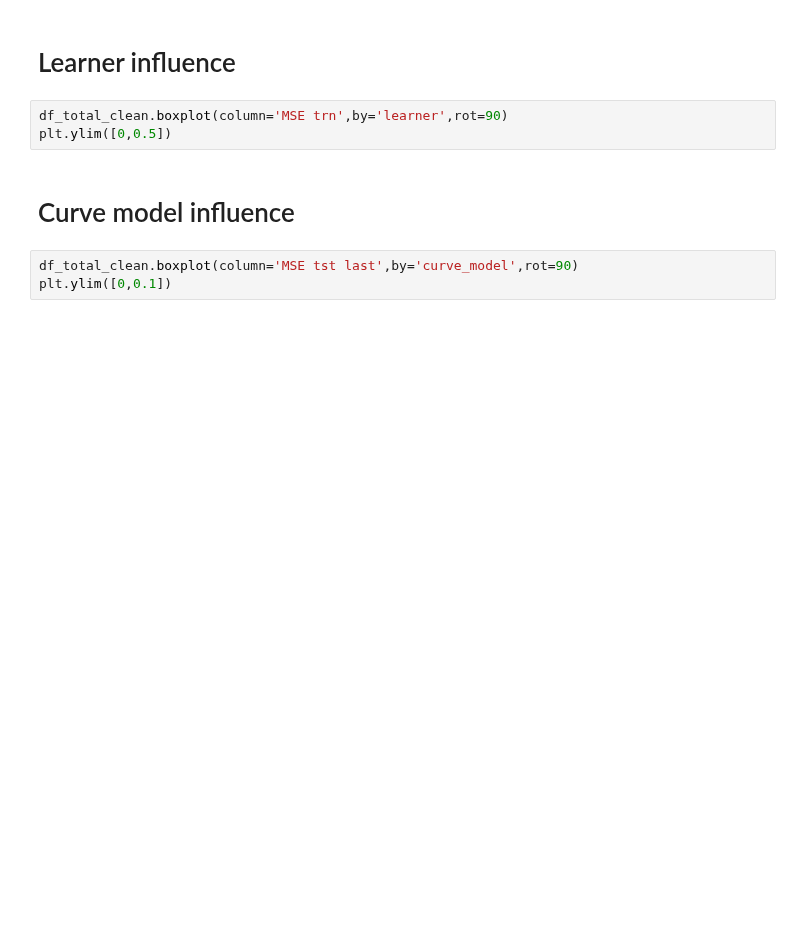
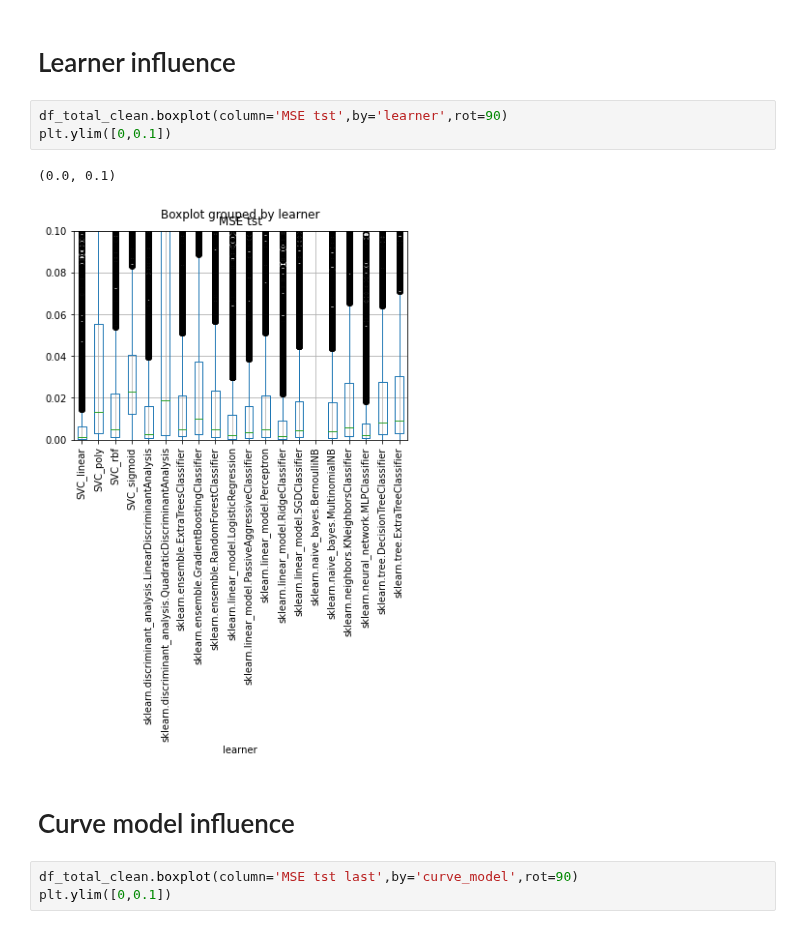
Before and after one commit to fmohr/lcdb, a Jupyter notebook: publications/2022-tpami/analysis/analysis_multiple.ipynb, the cells around one changed output. Drawn from its saved outputs; the diff is of its cells as text; blank space fills up the shorter version.

```diff
--- a/publications/2022-tpami/analysis/analysis_multiple.ipynb
+++ b/publications/2022-tpami/analysis/analysis_multiple.ipynb
@@ -375,8 +464,11 @@ df_total_clean.groupby('learner')['MSE tst last'].median()
 # %% [markdown]
 # Learner influence
 # %%
-df_total_clean.boxplot(column='MSE trn',by='learner',rot=90)
-plt.ylim([0,0.5])
+df_total_clean.boxplot(column='MSE tst',by='learner',rot=90)
+plt.ylim([0,0.1])
+# %% [output]
+(0.0, 0.1)
+[figure, added]
 # %% [markdown]
 # Curve model influence
 # %%
```
Also changed, not shown: parts of 16 cells of this notebook.
